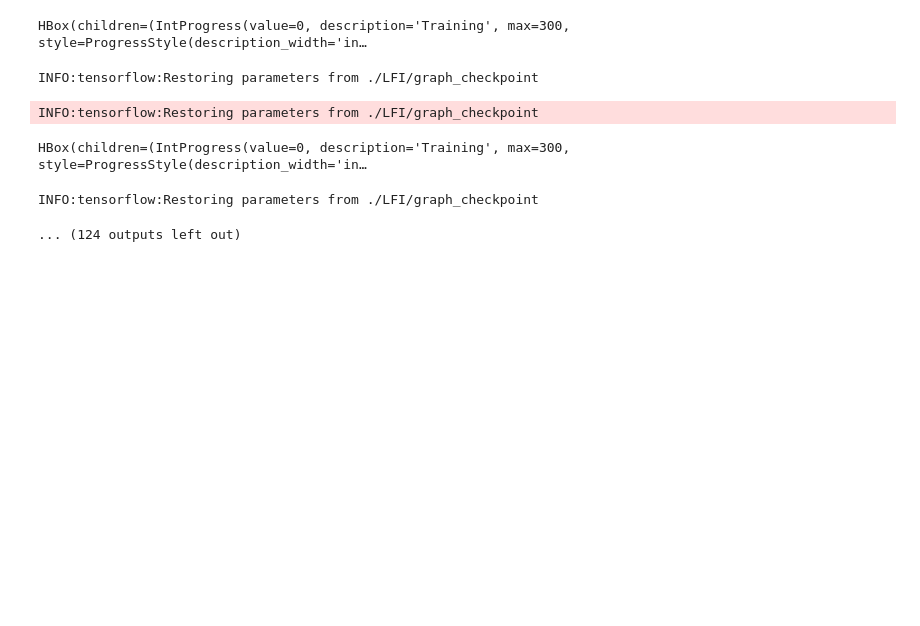
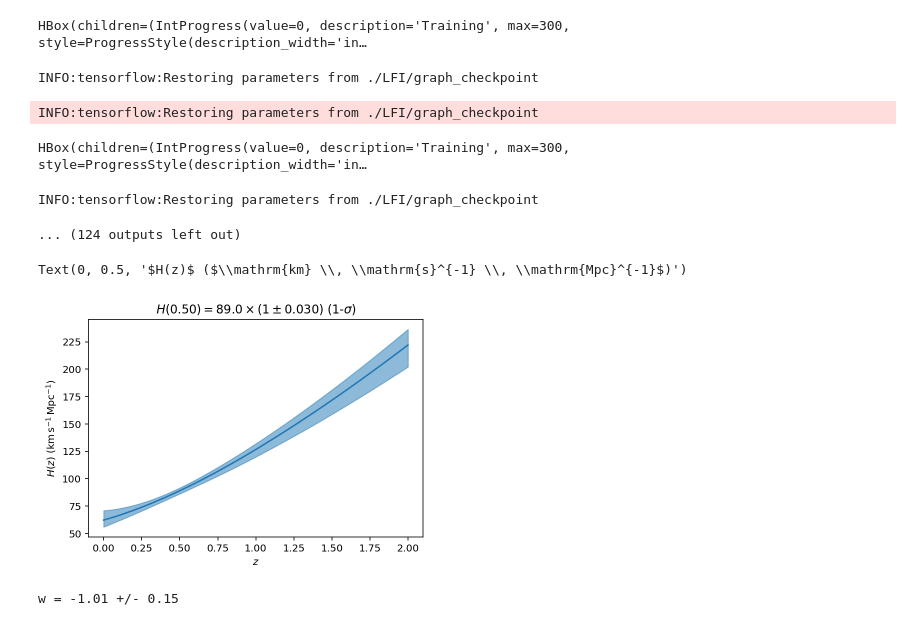
Before and after one commit to farr/PISNLineCosmography, a Jupyter notebook: WillTriesToDuplicateJiani.ipynb, the cells around one changed output. Drawn from its saved outputs; the diff is of its cells as text; code cells hidden in the pictures; blank space fills up the shorter version.

```diff
--- a/WillTriesToDuplicateJiani.ipynb
+++ b/WillTriesToDuplicateJiani.ipynb
@@ -232,3 +240,46 @@ INFO:tensorflow:Restoring parameters from ./LFI/graph_checkpoint
 HBox(children=(IntProgress(value=0, description='Training', max=300, style=ProgressStyle(description_width='in…
 INFO:tensorflow:Restoring parameters from ./LFI/graph_checkpoint
 ... (124 outputs left out)
+# %%
+with open('LFI/posterior_samples_5.dat', 'r') as f:
+    post = loadtxt(f)
+# %%
+zs = linspace(0, 2, 1000)
+Hzs = []
+for p in post:
+    c = cosmo.FlatwCDM(p[0]*u.km/u.s/u.Mpc, p[1], p[2])
+    Hzs.append(c.H0.to(u.km/u.s/u.Mpc).value*c.efunc(zs))
+Hzs = array(Hzs)
+# %%
+h = percentile(Hzs, 84, axis=0)
+l = percentile(Hzs, 16, axis=0)
+m = median(Hzs, axis=0)
+
+line, = plot(zs, m)
+fill_between(zs, h, l, color=line.get_color(), alpha=0.5)
+
+imin = argmin((h-l)/(2*m))
+zmin = zs[imin]
+Hmin = m[imin]
+smin = (h[imin]-l[imin])/(2*m[imin])
+
+title(r'$H\left({:.2f}\right) = {:.1f} \times \left(1 \pm {:.3f} \right)$ (1-$\sigma$)'.format(zmin, Hmin, smin))
+xlabel(r'$z$')
+ylabel(r'$H(z)$ ($\mathrm{km} \, \mathrm{s}^{-1} \, \mathrm{Mpc}^{-1}$)')
+# %% [output]
+Text(0, 0.5, '$H(z)$ ($\\mathrm{km} \\, \\mathrm{s}^{-1} \\, \\mathrm{Mpc}^{-1}$)')
+[figure, added]
+# %%
+H0 = Planck15.H0.to(u.km/u.s/u.Mpc).value
+Om = Planck15.Om0
+
+log_wts = ss.norm(H0P, 0.01*H0P).logpdf(post[:,0]) + ss.norm(Om*(H0P/100)**2, sqrt(0.00016**2 + 0.0015**2)).logpdf(post[:,1]*(post[:,0]/100)**2) + 2.0*log(post[:,0]/100.0) - ss.norm(H0, sqrt(prior_C[0,0])).logpdf(post[:,0]) - ss.norm(Om, sqrt(prior_C[1,1])).logpdf(post[:,1])
+wts = exp(log_wts - np.max(log_wts))
+rs = random.uniform(size=len(wts))
+s = rs < wts
+
+post_cosmo = post[s, :]
+
+print('w = {:.2f} +/- {:.2f}'.format(mean(post_cosmo[:,2]), std(post_cosmo[:,2])))
+# %% [output]
+w = -1.01 +/- 0.15
```
Also changed, not shown: parts of 2 cells of this notebook.
